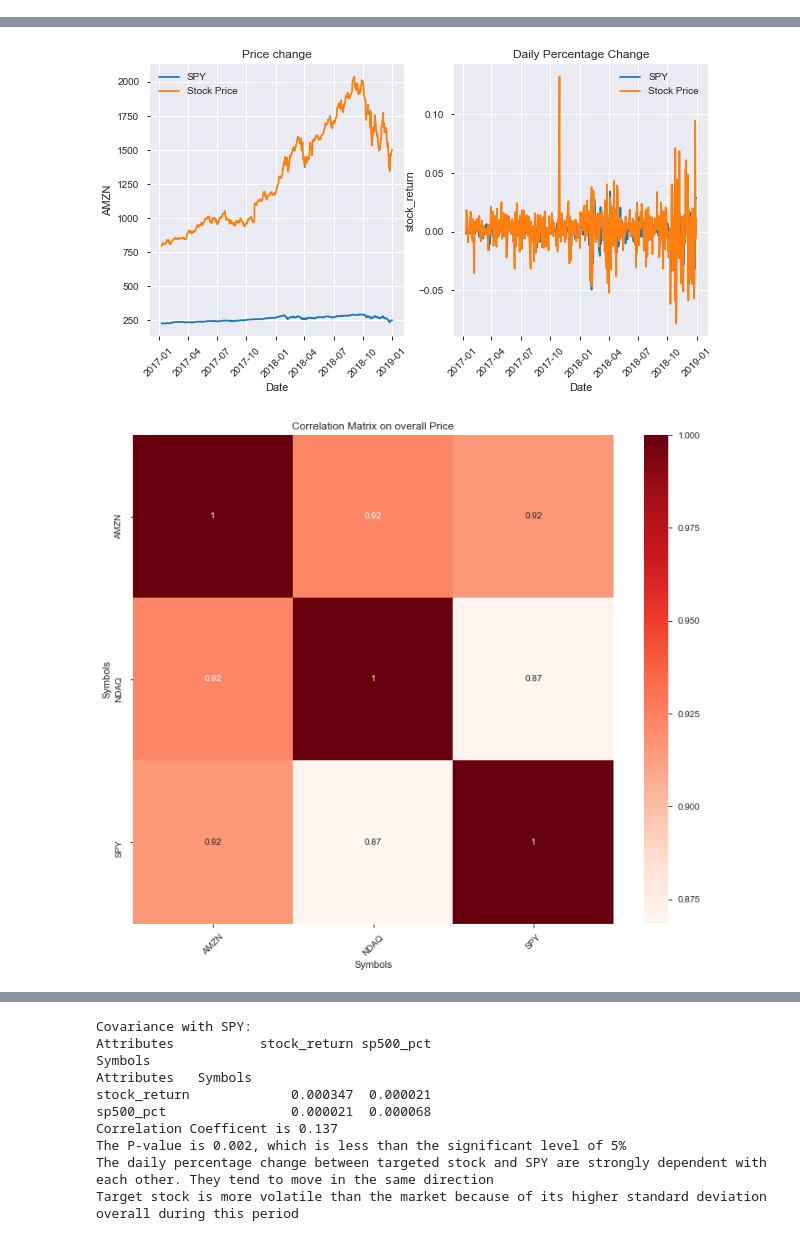
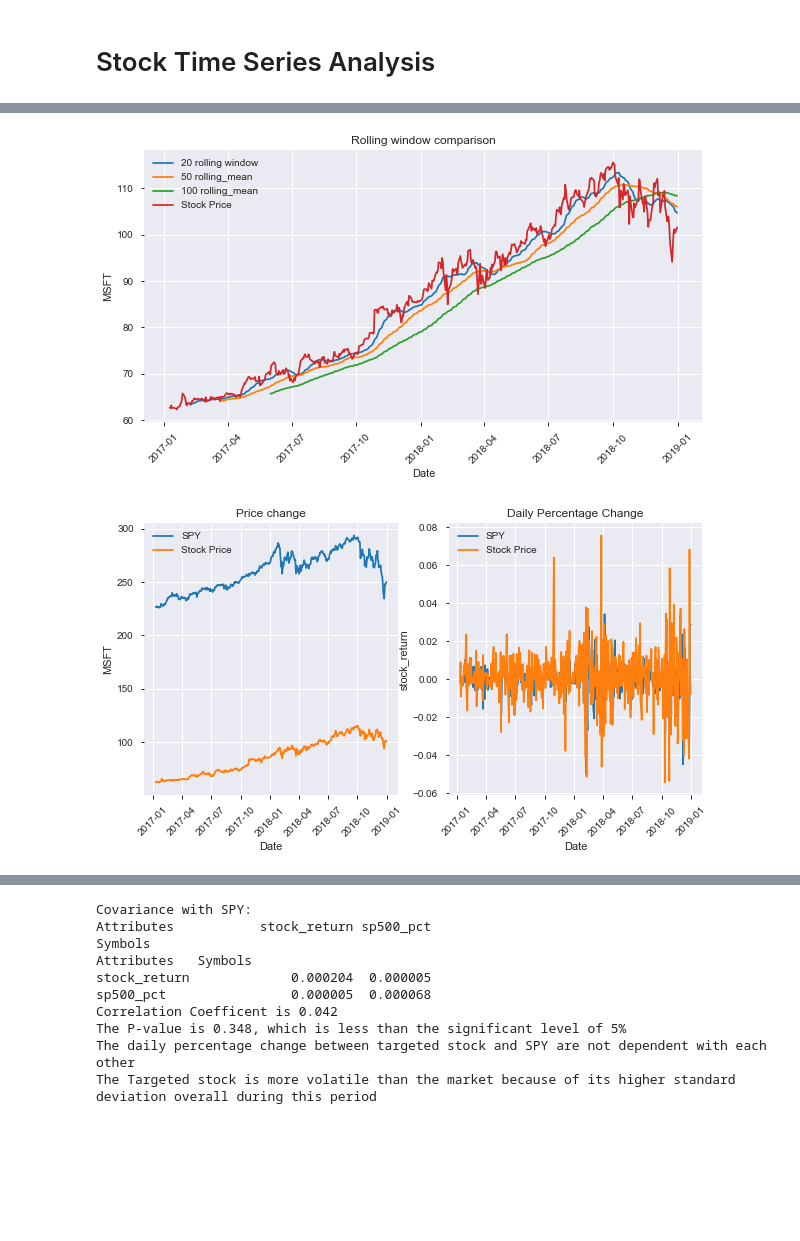
Before and after one commit to dsjoench/business_val, a Jupyter notebook: Time Series v.4.ipynb, the cells around one changed output, grey strips where cells are left out. Saved outputs shown, nothing was run; the diff lists cells and outputs as text; code cells hidden in the pictures; blank space fills up the shorter version.

Commit message:
add compare_moving avg

```diff
--- a/Time Series v.4.ipynb
+++ b/Time Series v.4.ipynb
@@ -1,3 +1,5 @@
+# %% [markdown]
+# Stock Time Series Analysis
 # %%
 import pandas as pd
 import numpy as np
@@ -32,10 +34,11 @@ class Data:
         return data.get_data_yahoo(tickers,start_date,end_date)[['Open','Close']]
 # %%
 class Plotting:
-    def __init__(self,df,stock_index,market_index,rolling_win):
+    def __init__(self,df,stock_index,market_index,rolling_win,rw_2,rw_3):
 
         self.tickers = stock_index+market_index
         self.moving_avg = self._get_moving(df,stock_index,rolling_win)
+        self.compare_ma = self.compare_moving(df,stock_index,rolling_win,rw_2,rw_3)
         self.spy_compare = self._compared_spy(df,stock_index)
         self.corr = self._correlation_matrix(df,self.tickers)
         self.cov = self._covariance_spy(df)
@@ -43,11 +46,13 @@ class Plotting:
 
     def _get_moving(self,df,stock_data,rolling_win):
 
+        # Calculate moving avg and standard deviation
         rolling_mean = df['Close'][stock_data[0]].rolling(rolling_win).mean()
         rolling_std = df['Close'][stock_data[0]].rolling(rolling_win).std()
         upper_band = rolling_mean + 2*rolling_std
         lower_band = rolling_mean- 2 *rolling_std
 
+        # Plotting the price and moving avg
         plt.figure(figsize=(10,5))
         sns.lineplot(x=df.index,y= rolling_mean,label='rolling_mean')
         sns.lineplot(x=df.index,y= upper_band)
@@ -56,6 +61,21 @@ class Plotting:
         plt.xticks(rotation=45)
         plt.legend()
         plt.title('Stock price movement with rolling window {}'.format(rolling_win))
+        plt.show()
+
+    def compare_moving(self,df,stock_data,rolling_win,rw_2,rw_3):
+        rolling_mean = df['Close'][stock_data[0]].rolling(rolling_win).mean()
+        rolling_mean_2 = df['Close'][stock_data[0]].rolling(rw_2).mean()
+        rolling_mean_3 = df['Close'][stock_data[0]].rolling(rw_3).mean()
+
+        plt.figure(figsize=(10,5))
+        sns.lineplot(x=df.index,y= rolling_mean,label='{} rolling window'.format(rolling_win))
+        sns.lineplot(x=df.index,y= rolling_mean_2,label='{} rolling_mean'.format(rw_2))
+        sns.lineplot(x=df.index,y= rolling_mean_3,label='{} rolling_mean'.format(rw_3))
+        sns.lineplot(x=df.index,y= df['Close'][stock_data[0]],label ='Stock Price')
+        plt.xticks(rotation=45)
+        plt.legend()
+        plt.title('Rolling window comparison')
         plt.show()
 
     def _correlation_matrix(self,df,tickers):
@@ -102,14 +122,14 @@ class Plotting:
         else:
             print('The daily percentage change between targeted stock and SPY are not dependent with each other')
         if (np.sqrt((covariance_spy.iloc[0,0])) > np.sqrt((covariance_spy.iloc[0,1]))):
-            print('Target stock is more volatile than the market because of its higher standard deviation overall during this period')
+            print('The Targeted stock is more volatile than the market because of its higher standard deviation overall during this period')
         else:
-            print('Target stock is more stable than the market')
+            print('The Targeted stock is moving more stably than the market')
 # %%
 if __name__ == '__main__':
 
     #define input files
-    stock_index = ['AMZN']
+    stock_index = ['MSFT']
 
     # market index data
     market_index =['NDAQ','SPY']
@@ -118,7 +138,10 @@ if __name__ == '__main__':
     # Parameters
     start_date ='2017-01-07'
     end_date='2018-12-30'
+
     rolling_window = 20
+    rolling_window_2 = 50
+    rolling_window_3 = 100
 
     #Create Data object
 
@@ -127,6 +150,6 @@ if __name__ == '__main__':
     print(stock_file.stock_data.head())
 
     #Plotting data
-    para_stock = Plotting(stock_file.stock_data,stock_index,market_index,rolling_window)
+    para_stock = Plotting(stock_file.stock_data,stock_index,market_index,rolling_window,rolling_window_2,rolling_window_3)
 # %% [output]
 Header of stock data:
@@ -151,2 +174,2 @@ Date
-[figure, old version]
+[figure, new version]
-[figure, old version]
+[figure, new version]
@@ -154,9 +178,9 @@ Covariance with SPY:
 Attributes           stock_return sp500_pct
 Symbols
 Attributes   Symbols
-stock_return             0.000347  0.000021
-sp500_pct                0.000021  0.000068
-Correlation Coefficent is 0.137
-The P-value is 0.002, which is less than the significant level of 5%
-The daily percentage change between targeted stock and SPY are strongly dependent with each other. They tend to move in the same direction
-Target stock is more volatile than the market because of its higher standard deviation overall during this period
+stock_return             0.000204  0.000005
+sp500_pct                0.000005  0.000068
+Correlation Coefficent is 0.042
+The P-value is 0.348, which is less than the significant level of 5%
+The daily percentage change between targeted stock and SPY are not dependent with each other
+The Targeted stock is more volatile than the market because of its higher standard deviation overall during this period
```
Also changed, not shown: parts of 1 cell of this notebook.
